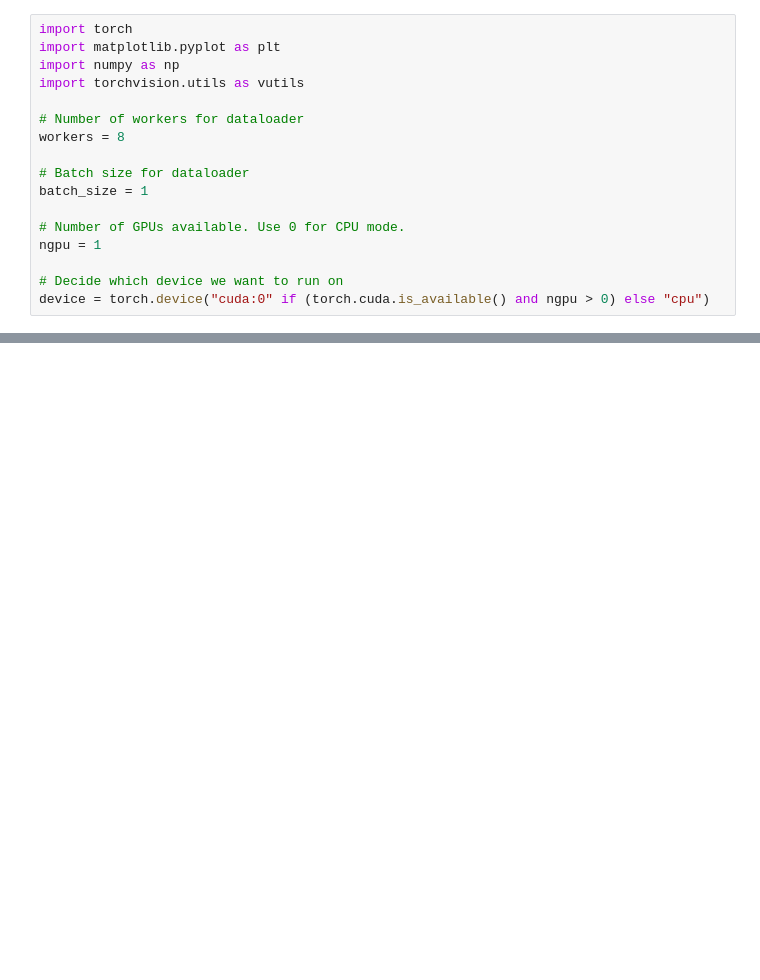
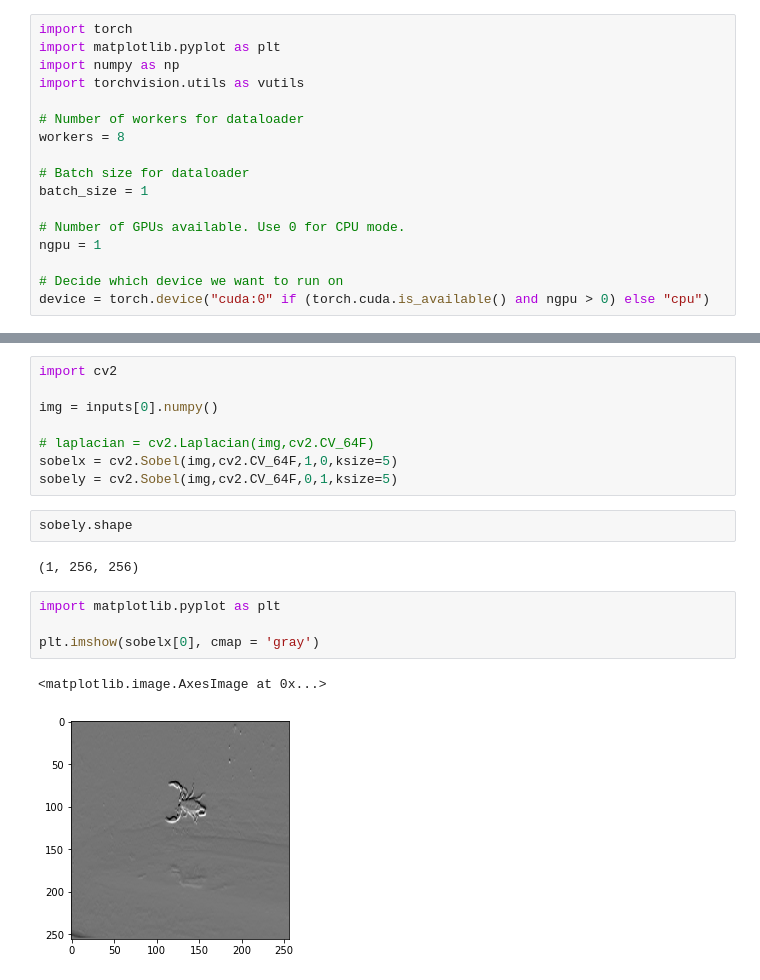
Before and after one commit to fcoclavero/vscvs, a Jupyter notebook: experiments/hog_2.ipynb, the cells around one changed output, grey strips where cells are left out. Drawn from its saved outputs; the diff is of its cells as text; blank space fills up the shorter version.

```diff
--- a/experiments/hog_2.ipynb
+++ b/experiments/hog_2.ipynb
@@ -108,0 +99,19 @@ TypeError: Expected cv::UMat for argument 'src'
+# %%
+import cv2
+
+img = inputs[0].numpy()
+
+# laplacian = cv2.Laplacian(img,cv2.CV_64F)
+sobelx = cv2.Sobel(img,cv2.CV_64F,1,0,ksize=5)
+sobely = cv2.Sobel(img,cv2.CV_64F,0,1,ksize=5)
+# %%
+sobely.shape
+# %% [output]
+(1, 256, 256)
+# %%
+import matplotlib.pyplot as plt
+
+plt.imshow(sobelx[0], cmap = 'gray')
+# %% [output]
+<matplotlib.image.AxesImage at 0x...>
+[figure, added]
```
Also changed, not shown: parts of 21 cells of this notebook, 4 other files.
